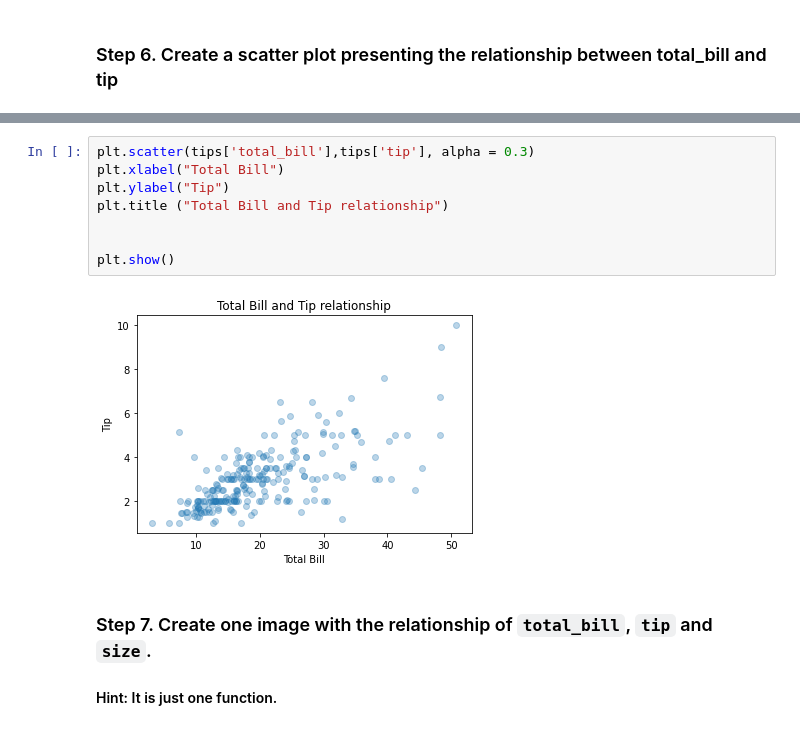
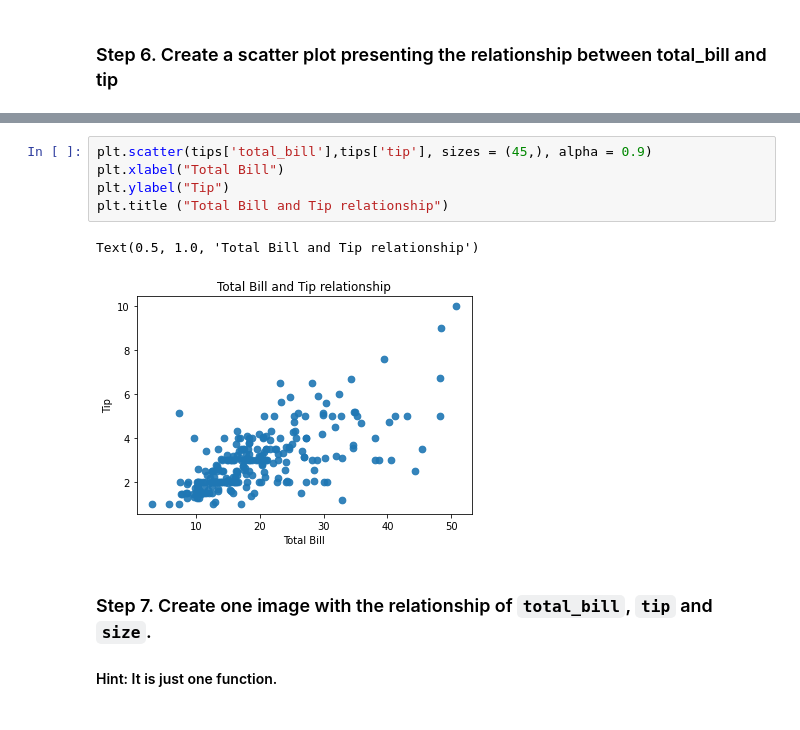
Before and after one commit to GinaGarridoCasas/Gina, a Jupyter notebook: week5_EDA_scraping_eda_summary/day4_correlation_matrix_outliers_rare/Ejercicios_visualizacion/Tips_viz.ipynb, the cells around one changed output, grey strips where cells are left out. Saved outputs shown, nothing was run; the diff lists cells and outputs as text.

```diff
--- a/week5_EDA_scraping_eda_summary/day4_correlation_matrix_outliers_rare/Ejercicios_visualizacion/Tips_viz.ipynb
+++ b/week5_EDA_scraping_eda_summary/day4_correlation_matrix_outliers_rare/Ejercicios_visualizacion/Tips_viz.ipynb
@@ -93,13 +114,11 @@ Text(0.5, 1.0, 'Total Bill')
 # %%
-plt.scatter(tips['total_bill'],tips['tip'], alpha = 0.3)
+plt.scatter(tips['total_bill'],tips['tip'], sizes = (45,), alpha = 0.9)
 plt.xlabel("Total Bill")
 plt.ylabel("Tip")
 plt.title ("Total Bill and Tip relationship")
-
-
-plt.show()
 # %% [output]
+Text(0.5, 1.0, 'Total Bill and Tip relationship')
-[figure, old version]
+[figure, new version]
 # %% [markdown]
 ### Step 7.  Create one image with the relationship of `total_bill`, `tip` and `size`.
 #### Hint: It is just one function.
```
Also changed, not shown: parts of 9 cells of this notebook, 15 other files.
